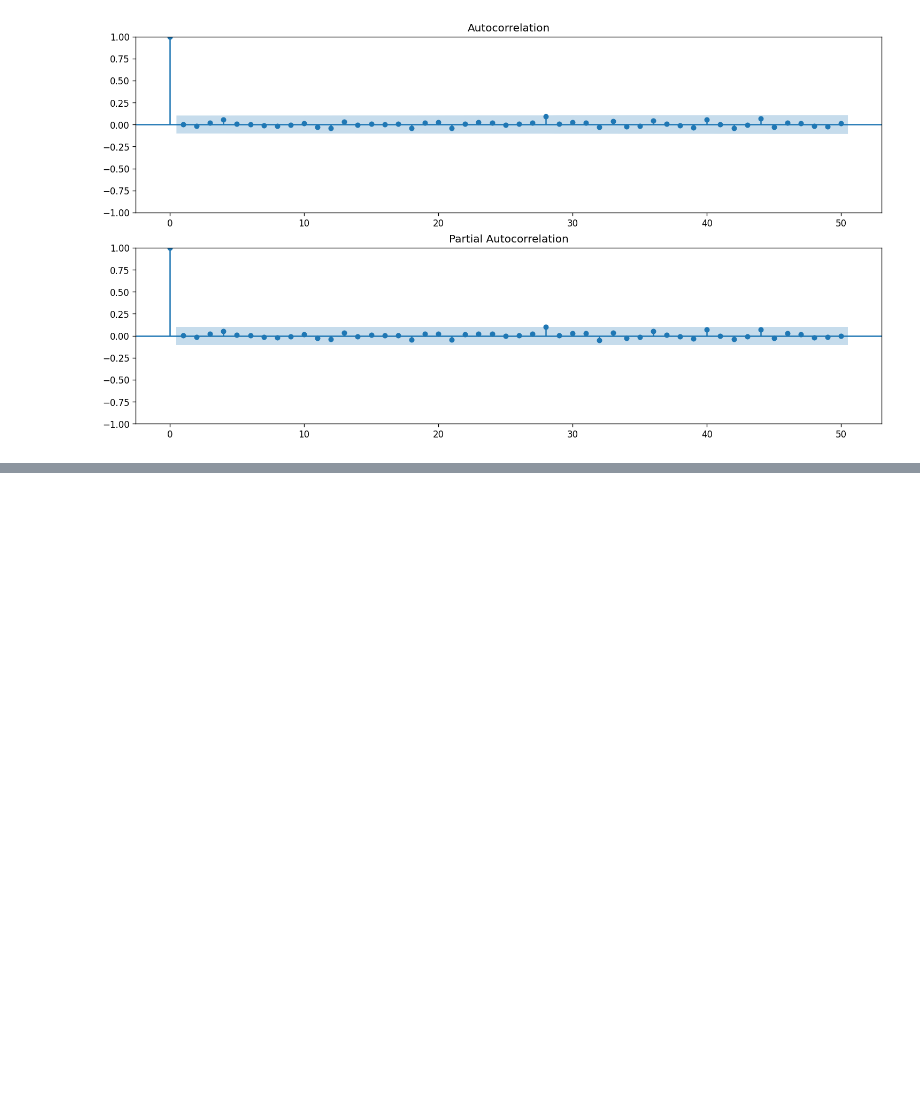
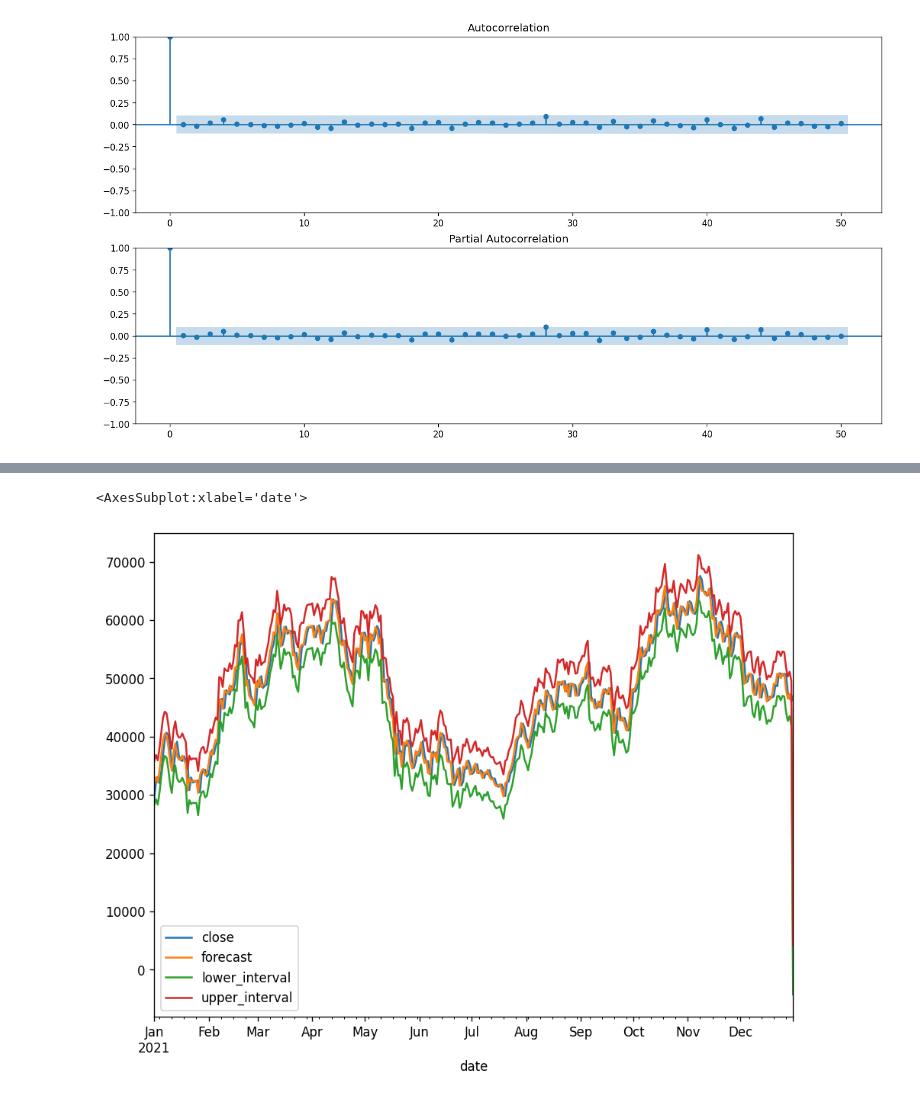
Before and after one commit to waheb-1988/Arima_model, a Jupyter notebook: models/arima_model_bictoin_price_daily.ipynb, the cells around one changed output, grey strips where cells are left out. Cells and saved outputs as stored; diff of their text form; code cells hidden in the pictures; blank space fills up the shorter version.

```diff
--- a/models/arima_model_bictoin_price_daily.ipynb
+++ b/models/arima_model_bictoin_price_daily.ipynb
@@ -423,3 +426,6 @@ fig = sm.graphics.tsa.plot_pacf(res, lags=50, ax=ax[1])
 plt.show()
 # %% [output]
 [figure]
+# %%
+n_train=len(train)
+n_train
@@ -425,0 +469,30 @@ plt.show()
+# %%
+def walk_forward_validation1(train):
+    # create dataframe to store the outcome
+        result = pd.DataFrame(columns=['forecast', 'lower_interval', 'upper_interval'])
+    # predict one point at a time
+        # define train set
+        #train_ = dc.iloc[:n_train+i, :].copy()
+
+        # train the model
+        arima = sm.tsa.statespace.SARIMAX(train, order=(4,1,3)).fit(method_kwargs={"warn_convergence": False})
+        # get the forecast
+        results = arima.get_prediction()
+
+        # central
+        result['forecast'] = results.predicted_mean
+
+        # lower interval
+        confidence_intervals = results.conf_int()
+       # Select lower and upper confidence limits
+        result['lower_interval'] = confidence_intervals.loc[:,'lower close']
+        result['upper_interval'] = confidence_intervals.loc[:,'upper close']
+        #result = result.iloc[:60]
+
+        print('result',result.shape)
+    # join with test dataframe
+        #result.index=train.index
+        result = result.apply(pd.to_numeric)
+        return train.join(result)
+
+result1 = walk_forward_validation1(train)
@@ -425,0 +518,5 @@ plt.show()
+# %%
+result1.plot()
+# %% [output]
+<AxesSubplot:xlabel='date'>
+[figure, added]
```
Also changed, not shown: parts of 10 cells of this notebook, 1 other file.
